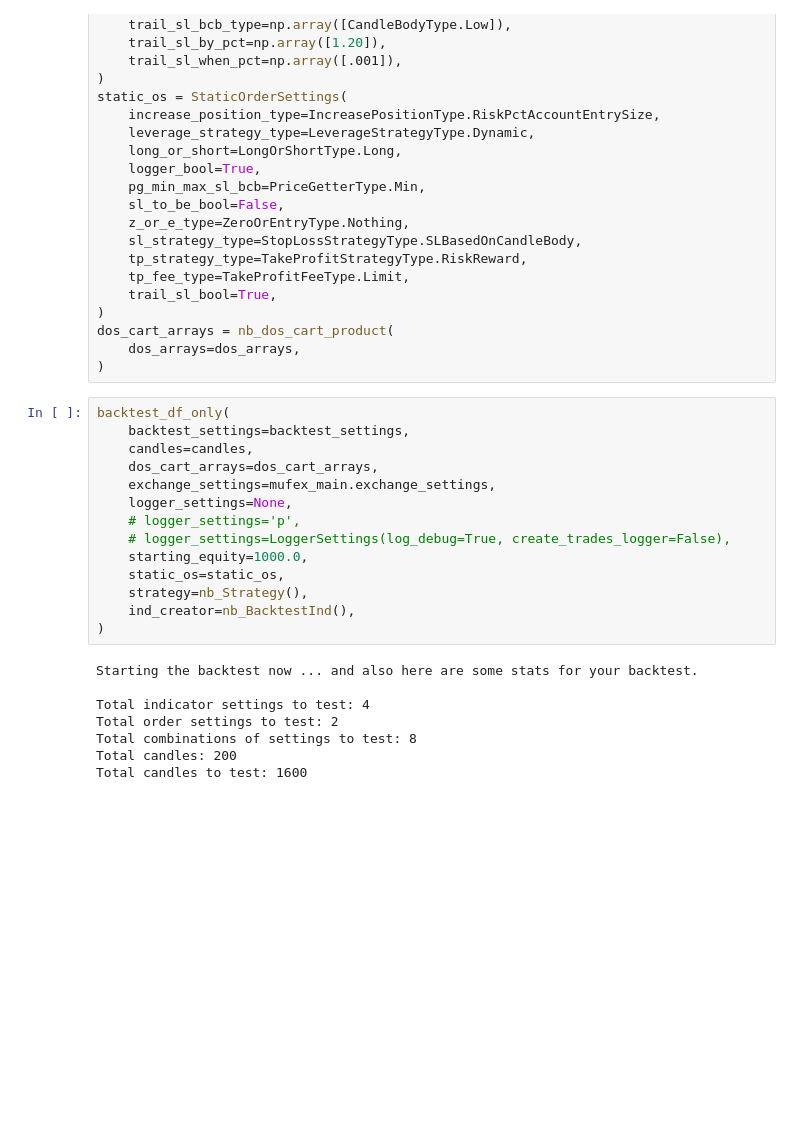
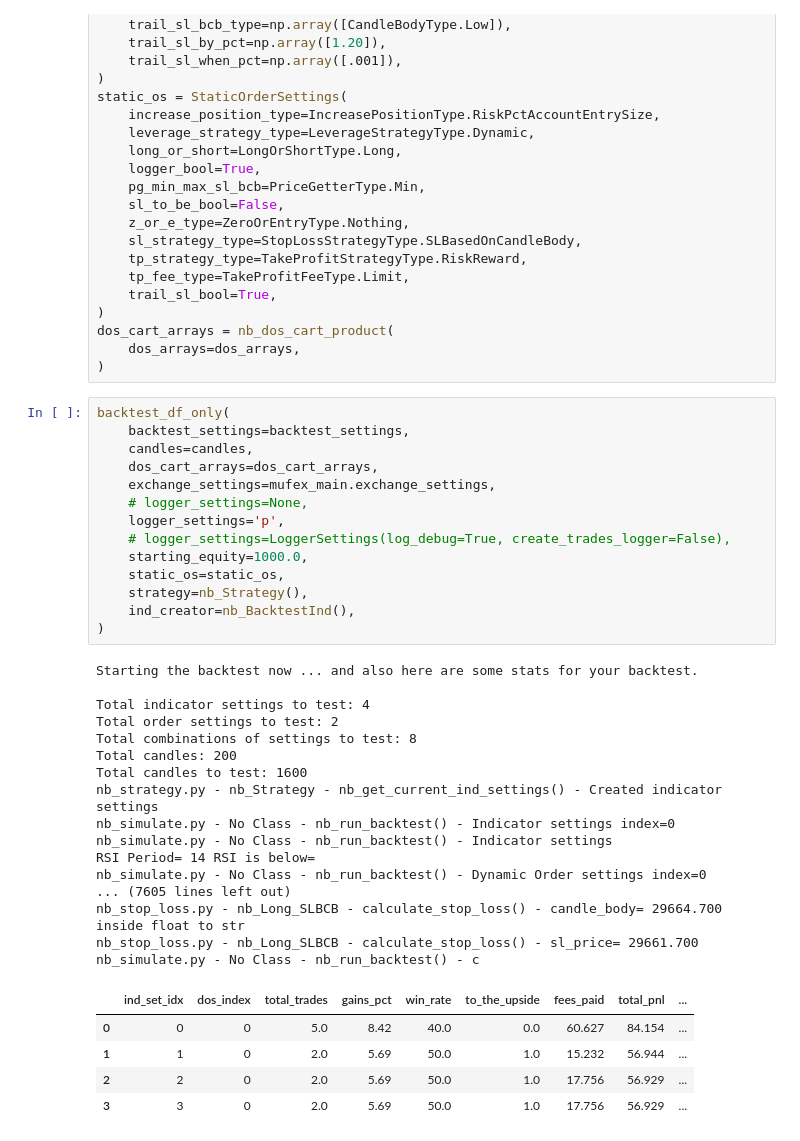
Before and after one commit to quantfreedom/QuantFreedom, a Jupyter notebook: nb_quantfreedom/nb_tests/nb_full_strat.ipynb, the cells around one changed output. Drawn from its saved outputs; the diff is of its cells as text; blank space fills up the shorter version.

```diff
--- a/nb_quantfreedom/nb_tests/nb_full_strat.ipynb
+++ b/nb_quantfreedom/nb_tests/nb_full_strat.ipynb
@@ -79,24 +79,39 @@ dos_cart_arrays = nb_dos_cart_product(
 # %%
 backtest_df_only(
     backtest_settings=backtest_settings,
     candles=candles,
     dos_cart_arrays=dos_cart_arrays,
     exchange_settings=mufex_main.exchange_settings,
-    logger_settings=None,
-    # logger_settings='p',
+    # logger_settings=None,
+    logger_settings='p',
     # logger_settings=LoggerSettings(log_debug=True, create_trades_logger=False),
     starting_equity=1000.0,
     static_os=static_os,
     strategy=nb_Strategy(),
     ind_creator=nb_BacktestInd(),
 )
 # %% [output]
 Starting the backtest now ... and also here are some stats for your backtest.
 
 Total indicator settings to test: 4
 Total order settings to test: 2
 Total combinations of settings to test: 8
 Total candles: 200
 Total candles to test: 1600
+nb_strategy.py - nb_Strategy - nb_get_current_ind_settings() - Created indicator settings
+nb_simulate.py - No Class - nb_run_backtest() - Indicator settings index=0
+nb_simulate.py - No Class - nb_run_backtest() - Indicator settings
+RSI Period= 14 RSI is below=
+nb_simulate.py - No Class - nb_run_backtest() - Dynamic Order settings index=0
+... (7605 lines left out)
+nb_stop_loss.py - nb_Long_SLBCB - calculate_stop_loss() - candle_body= 29664.700
+inside float to str
+nb_stop_loss.py - nb_Long_SLBCB - calculate_stop_loss() - sl_price= 29661.700
+nb_simulate.py - No Class - nb_run_backtest() - c
+|  | ind_set_idx | dos_index | total_trades | gains_pct | win_rate | to_the_upside | fees_paid | total_pnl | ... |
+| 0 | 0 | 0 | 5.0 | 8.42 | 40.0 | 0.0 | 60.627 | 84.154 | ... |
+| 1 | 1 | 0 | 2.0 | 5.69 | 50.0 | 1.0 | 15.232 | 56.944 | ... |
+| 2 | 2 | 0 | 2.0 | 5.69 | 50.0 | 1.0 | 17.756 | 56.929 | ... |
+| 3 | 3 | 0 | 2.0 | 5.69 | 50.0 | 1.0 | 17.756 | 56.929 | ... |
 # %%
 type(round(10.49859))
```
Also changed, not shown: parts of 1 cell of this notebook, 4 other files.
